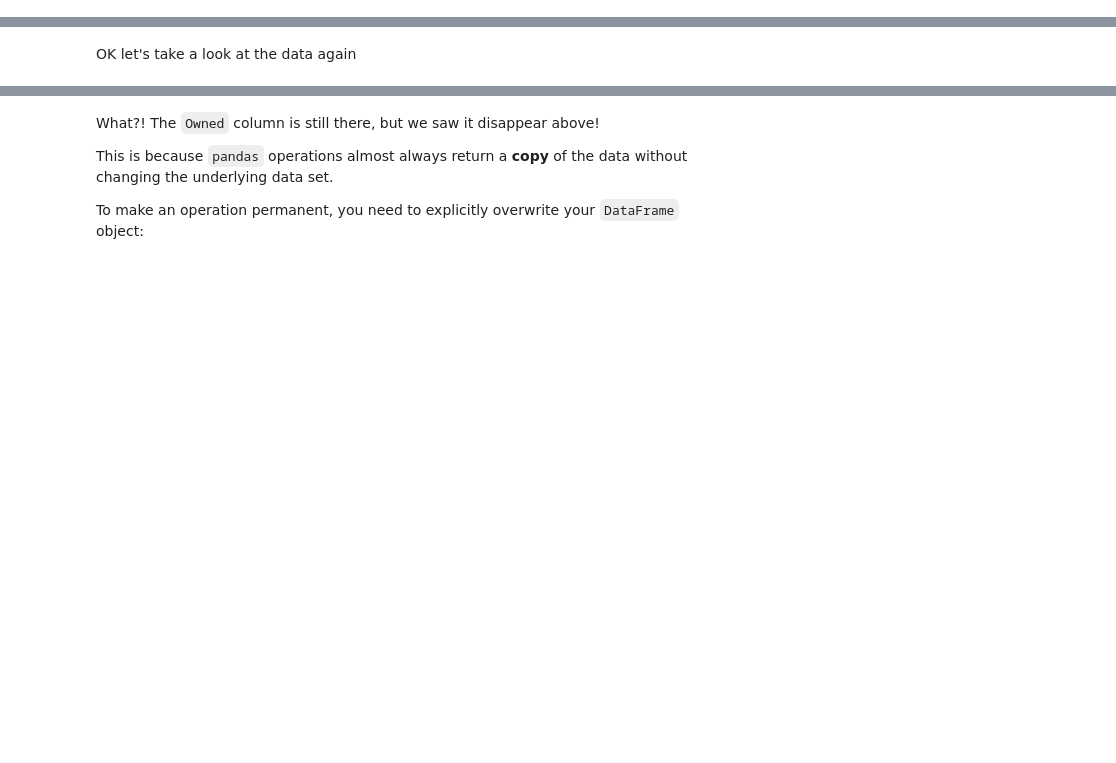
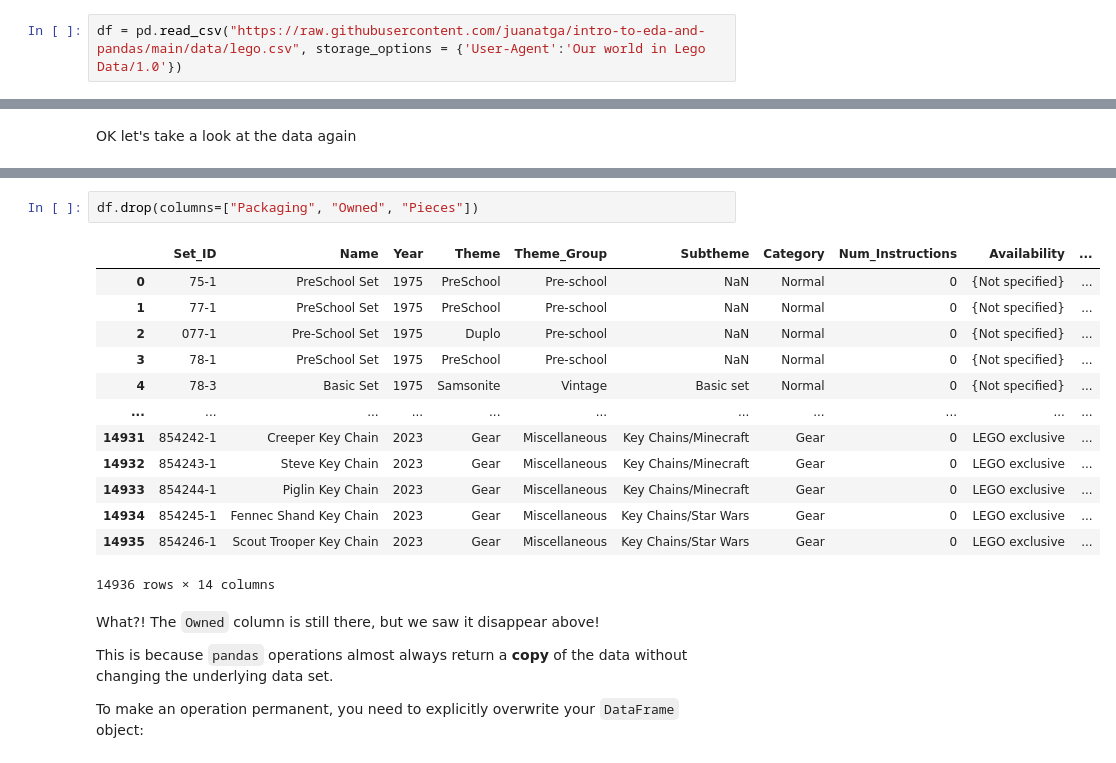
Before and after one commit to Ch3ddarr/intro-to-eda-and-pandas, a Jupyter notebook: 03-eda-with-pandas/03-eda-with-pandas.ipynb, the cells around one changed output, grey strips where cells are left out. Saved outputs shown, nothing was run; the diff lists cells and outputs as text; blank space fills up the shorter version.

```diff
--- a/03-eda-with-pandas/03-eda-with-pandas.ipynb
+++ b/03-eda-with-pandas/03-eda-with-pandas.ipynb
@@ -37,4 +40,6 @@ https://raw.githubusercontent.com/juanatga/intro-to-eda-and-pandas/main/data/leg
 # %% [markdown]
 We'll read in the data. The `read_csv` method has lots of options, but the defaults are usually a good place to start.
+# %%
+df = pd.read_csv("https://raw.githubusercontent.com/juanatga/intro-to-eda-and-pandas/main/data/lego.csv", storage_options = {'User-Agent':'Our world in Lego Data/1.0'})
 # %% [markdown]
 Let's look at the data!
@@ -48,3 +133,19 @@ OK let's take a look at the data again
+# %%
+df.drop(columns=["Packaging", "Owned", "Pieces"])
+# %% [output]
+|  | Set_ID | Name | Year | Theme | Theme_Group | Subtheme | Category | Num_Instructions | Availability | ... |
+| 0 | 75-1 | PreSchool Set | 1975 | PreSchool | Pre-school | NaN | Normal | 0 | {Not specified} | ... |
+| 1 | 77-1 | PreSchool Set | 1975 | PreSchool | Pre-school | NaN | Normal | 0 | {Not specified} | ... |
+| 2 | 077-1 | Pre-School Set | 1975 | Duplo | Pre-school | NaN | Normal | 0 | {Not specified} | ... |
+| 3 | 78-1 | PreSchool Set | 1975 | PreSchool | Pre-school | NaN | Normal | 0 | {Not specified} | ... |
+| 4 | 78-3 | Basic Set | 1975 | Samsonite | Vintage | Basic set | Normal | 0 | {Not specified} | ... |
+| ... | ... | ... | ... | ... | ... | ... | ... | ... | ... | ... |
+| 14931 | 854242-1 | Creeper Key Chain | 2023 | Gear | Miscellaneous | Key Chains/Minecraft | Gear | 0 | LEGO exclusive | ... |
+| 14932 | 854243-1 | Steve Key Chain | 2023 | Gear | Miscellaneous | Key Chains/Minecraft | Gear | 0 | LEGO exclusive | ... |
+| 14933 | 854244-1 | Piglin Key Chain | 2023 | Gear | Miscellaneous | Key Chains/Minecraft | Gear | 0 | LEGO exclusive | ... |
+| 14934 | 854245-1 | Fennec Shand Key Chain | 2023 | Gear | Miscellaneous | Key Chains/Star Wars | Gear | 0 | LEGO exclusive | ... |
+| 14935 | 854246-1 | Scout Trooper Key Chain | 2023 | Gear | Miscellaneous | Key Chains/Star Wars | Gear | 0 | LEGO exclusive | ... |
+14936 rows × 14 columns
 # %% [markdown]
 What?! The `Owned` column is still there, but we saw it disappear above!
 
```
Also changed, not shown: parts of 10 cells of this notebook.
